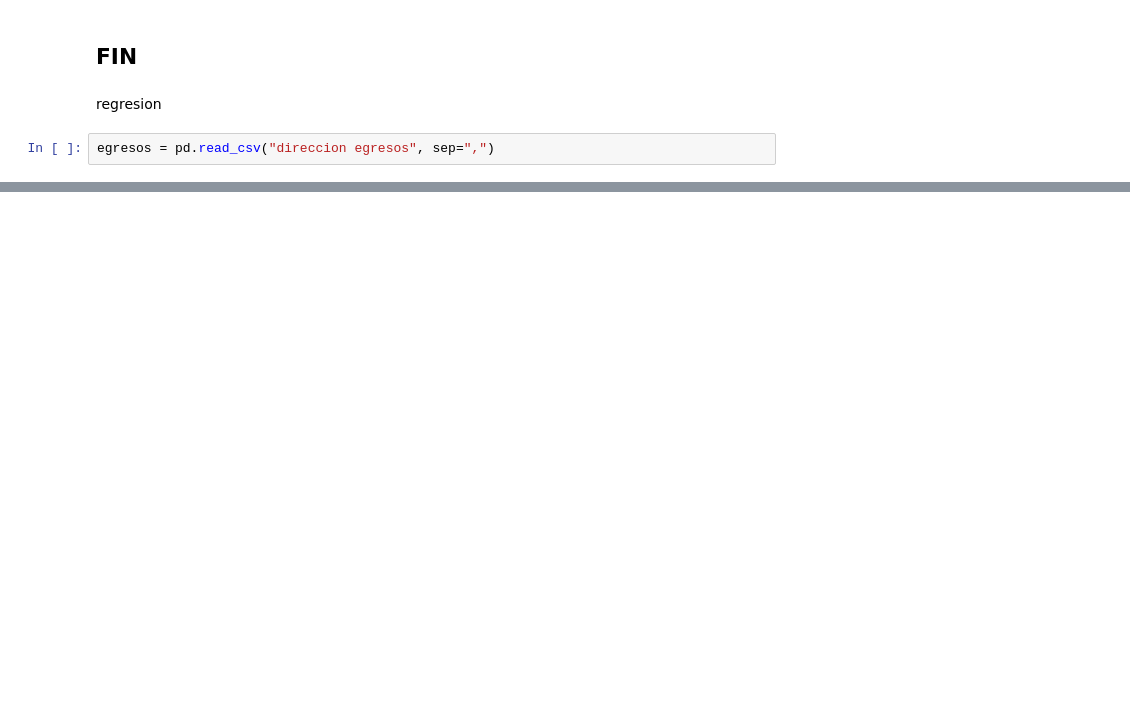
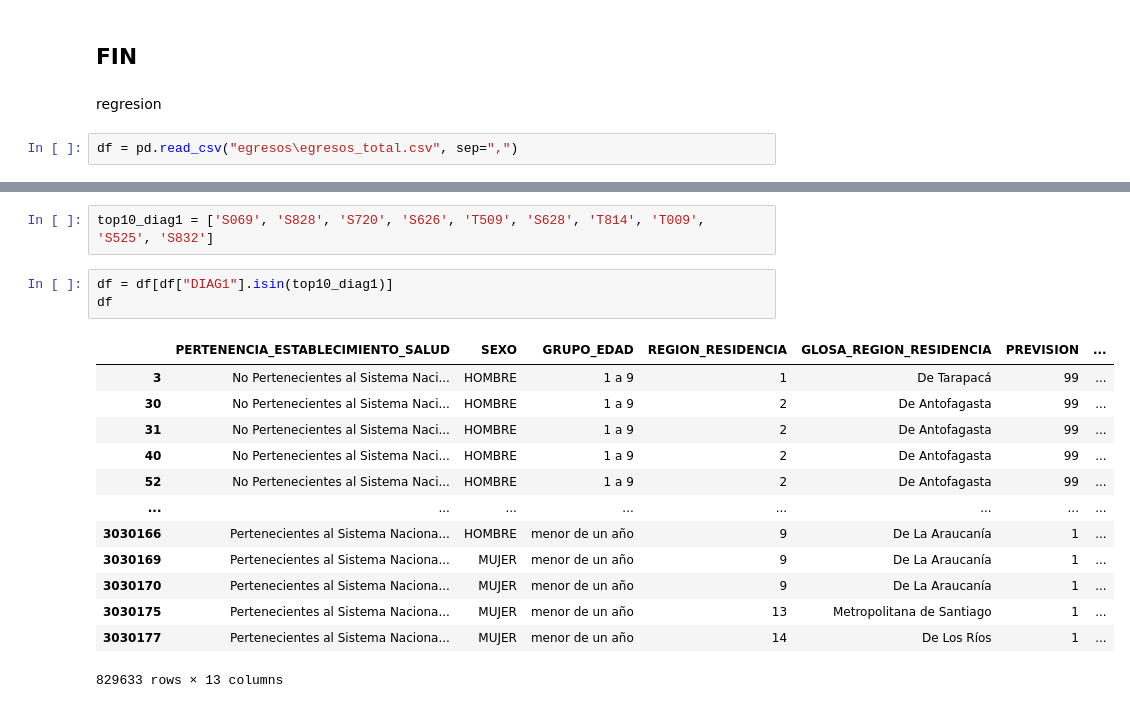
Before and after one commit to siwikiwi/ATDC--imt2200, a Jupyter notebook: proyecto_inicial.ipynb, the cells around one changed output, grey strips where cells are left out. Cells and saved outputs as stored; diff of their text form; blank space fills up the shorter version.

```diff
--- a/proyecto_inicial.ipynb
+++ b/proyecto_inicial.ipynb
@@ -340,4 +400,4 @@ Observando este grafico podemos ver que la causa externa de muerte más común e
 # %% [markdown]
 regresion
 # %%
-egresos = pd.read_csv("direccion egresos", sep=",")
+df = pd.read_csv("egresos\egresos_total.csv", sep=",")
@@ -345,0 +419,19 @@ FileNotFoundError: [Errno 2] No such file or directory: 'direccion egresos'
+# %%
+top10_diag1 = ['S069', 'S828', 'S720', 'S626', 'T509', 'S628', 'T814', 'T009', 'S525', 'S832']
+# %%
+df = df[df["DIAG1"].isin(top10_diag1)]
+df
+# %% [output]
+|  | PERTENENCIA_ESTABLECIMIENTO_SALUD | SEXO | GRUPO_EDAD | REGION_RESIDENCIA | GLOSA_REGION_RESIDENCIA | PREVISION | ... |
+| 3 | No Pertenecientes al Sistema Naci... | HOMBRE | 1 a 9 | 1 | De Tarapacá | 99 | ... |
+| 30 | No Pertenecientes al Sistema Naci... | HOMBRE | 1 a 9 | 2 | De Antofagasta | 99 | ... |
+| 31 | No Pertenecientes al Sistema Naci... | HOMBRE | 1 a 9 | 2 | De Antofagasta | 99 | ... |
+| 40 | No Pertenecientes al Sistema Naci... | HOMBRE | 1 a 9 | 2 | De Antofagasta | 99 | ... |
+| 52 | No Pertenecientes al Sistema Naci... | HOMBRE | 1 a 9 | 2 | De Antofagasta | 99 | ... |
+| ... | ... | ... | ... | ... | ... | ... | ... |
+| 3030166 | Pertenecientes al Sistema Naciona... | HOMBRE | menor de un año | 9 | De La Araucanía | 1 | ... |
+| 3030169 | Pertenecientes al Sistema Naciona... | MUJER | menor de un año | 9 | De La Araucanía | 1 | ... |
+| 3030170 | Pertenecientes al Sistema Naciona... | MUJER | menor de un año | 9 | De La Araucanía | 1 | ... |
+| 3030175 | Pertenecientes al Sistema Naciona... | MUJER | menor de un año | 13 | Metropolitana de Santiago | 1 | ... |
+| 3030177 | Pertenecientes al Sistema Naciona... | MUJER | menor de un año | 14 | De Los Ríos | 1 | ... |
+829633 rows × 13 columns
```
Also changed, not shown: parts of 13 cells of this notebook.
